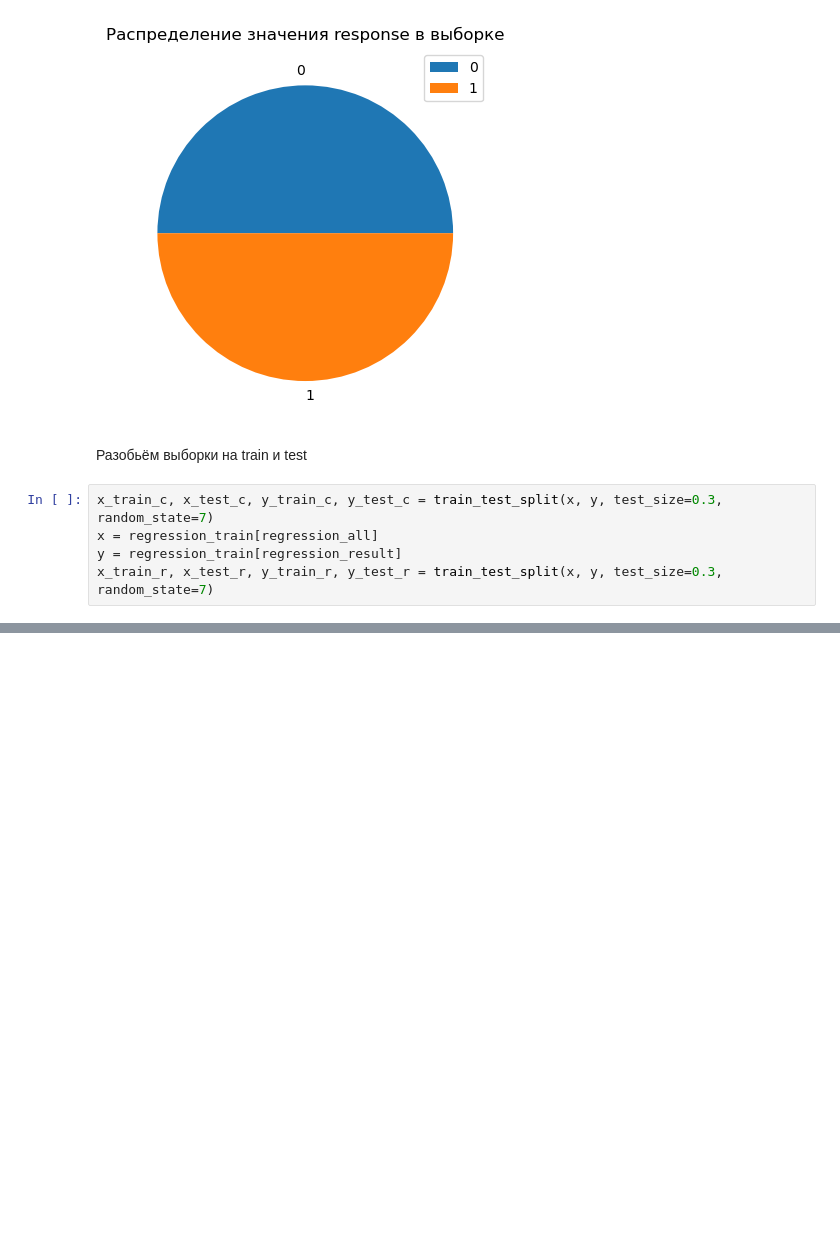
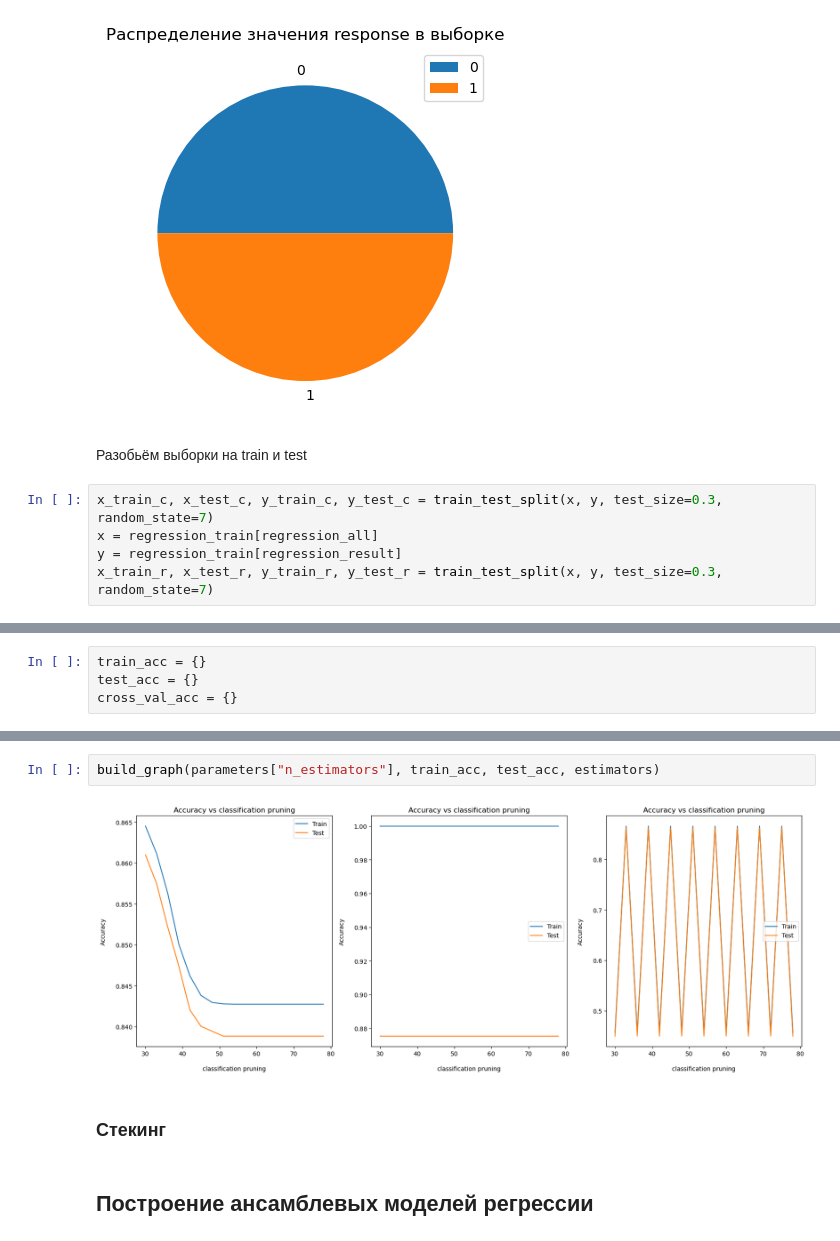
Before and after one commit to fongradnastya/data_analysis5, a Jupyter notebook: notebooks/work5.ipynb, the cells around one changed output, grey strips where cells are left out. Saved outputs shown, nothing was run; the diff lists cells and outputs as text; blank space fills up the shorter version.

```diff
--- a/notebooks/work5.ipynb
+++ b/notebooks/work5.ipynb
@@ -163,0 +256,4 @@ x_train_r, x_test_r, y_train_r, y_test_r = train_test_split(x, y, test_size=0.3,
+# %%
+train_acc = {}
+test_acc = {}
+cross_val_acc = {}
@@ -163,0 +271,8 @@ x_train_r, x_test_r, y_train_r, y_test_r = train_test_split(x, y, test_size=0.3,
+# %%
+build_graph(parameters["n_estimators"], train_acc, test_acc, estimators)
+# %% [output]
+[figure, added]
+# %% [markdown]
+### Стекинг
+# %% [markdown]
+## Построение ансамблевых моделей регрессии
```
Also changed, not shown: parts of 12 cells of this notebook, 1 other file.
